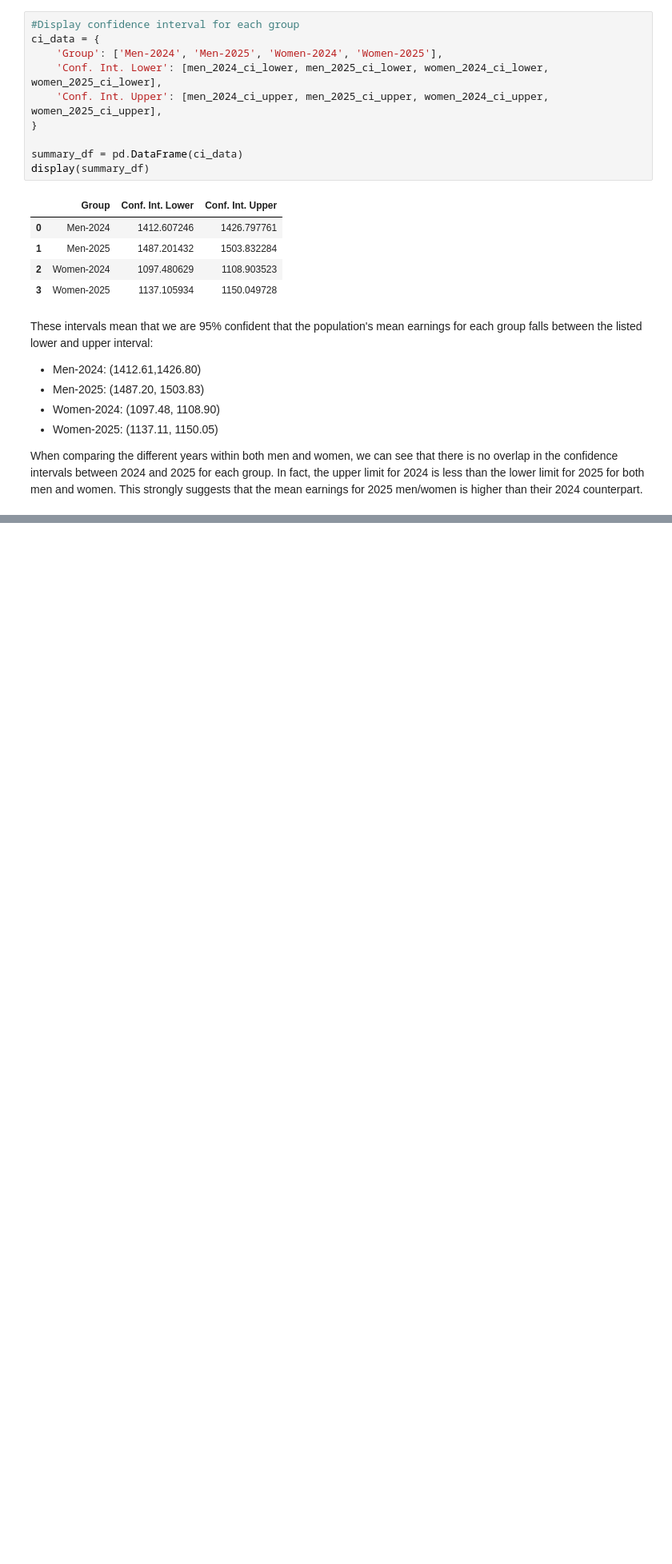
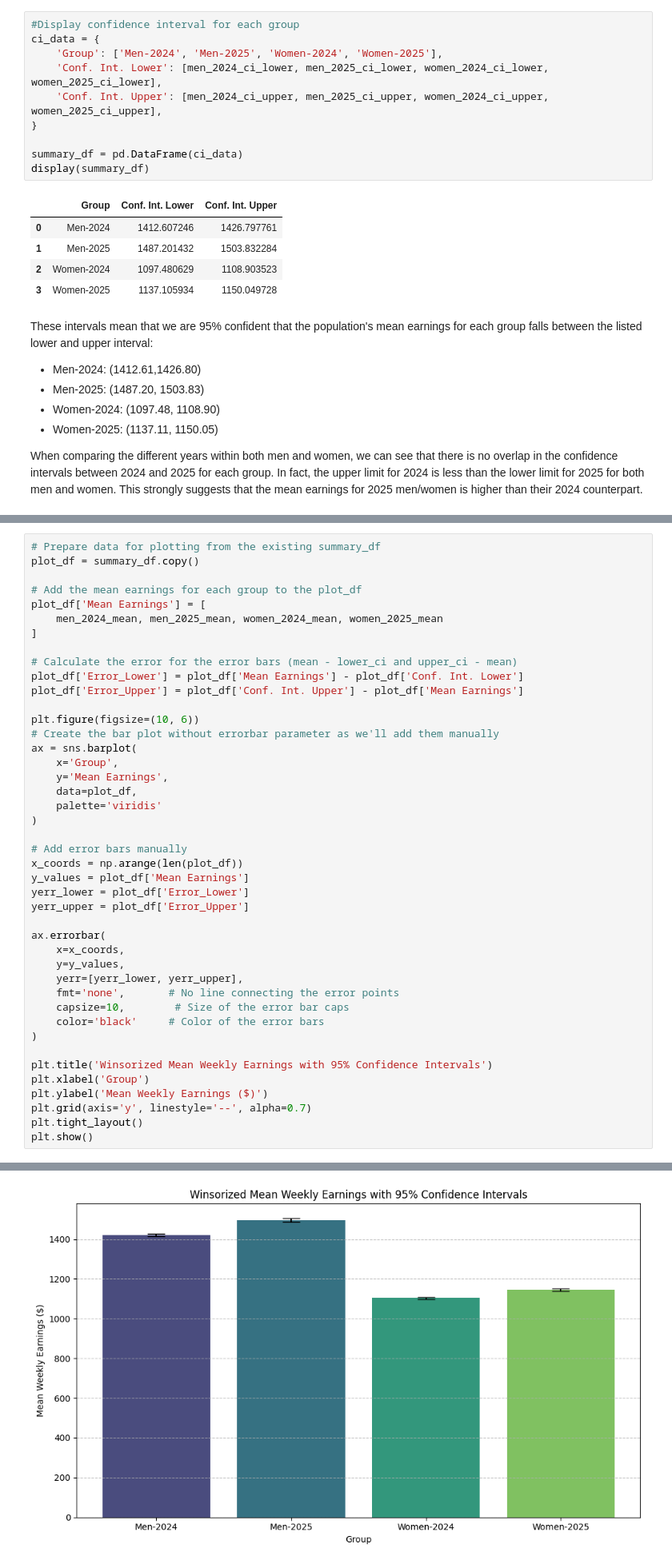
Before and after one commit to alexanderson522/INFO648, a Jupyter notebook: Homeworks/Homework_3/INFO648_Problem_Set_3_Alex_Anderson.ipynb, the cells around one changed output, grey strips where cells are left out. Shown at 80% size. Saved outputs shown, nothing was run; the diff lists cells and outputs as text; blank space fills up the shorter version.

```diff
--- a/Homeworks/Homework_3/INFO648_Problem_Set_3_Alex_Anderson.ipynb
+++ b/Homeworks/Homework_3/INFO648_Problem_Set_3_Alex_Anderson.ipynb
@@ -302,0 +383,44 @@ When comparing earnings across education groups, median (and IQR) were the most
+# %%
+# Prepare data for plotting from the existing summary_df
+plot_df = summary_df.copy()
+
+# Add the mean earnings for each group to the plot_df
+plot_df['Mean Earnings'] = [
+    men_2024_mean, men_2025_mean, women_2024_mean, women_2025_mean
+]
+
+# Calculate the error for the error bars (mean - lower_ci and upper_ci - mean)
+plot_df['Error_Lower'] = plot_df['Mean Earnings'] - plot_df['Conf. Int. Lower']
+plot_df['Error_Upper'] = plot_df['Conf. Int. Upper'] - plot_df['Mean Earnings']
+
+plt.figure(figsize=(10, 6))
+# Create the bar plot without errorbar parameter as we'll add them manually
+ax = sns.barplot(
+    x='Group',
+    y='Mean Earnings',
+    data=plot_df,
+    palette='viridis'
+)
+
+# Add error bars manually
+x_coords = np.arange(len(plot_df))
+y_values = plot_df['Mean Earnings']
+yerr_lower = plot_df['Error_Lower']
+yerr_upper = plot_df['Error_Upper']
+
+ax.errorbar(
+    x=x_coords,
+    y=y_values,
+    yerr=[yerr_lower, yerr_upper],
+    fmt='none',       # No line connecting the error points
+    capsize=10,        # Size of the error bar caps
+    color='black'     # Color of the error bars
+)
+
+plt.title('Winsorized Mean Weekly Earnings with 95% Confidence Intervals')
+plt.xlabel('Group')
+plt.ylabel('Mean Weekly Earnings ($)')
+plt.grid(axis='y', linestyle='--', alpha=0.7)
+plt.tight_layout()
+plt.show()
+# %% [output]
@@ -302,0 +430 @@ When comparing earnings across education groups, median (and IQR) were the most
+[figure, added]
```
Also changed, not shown: parts of 40 cells of this notebook.
